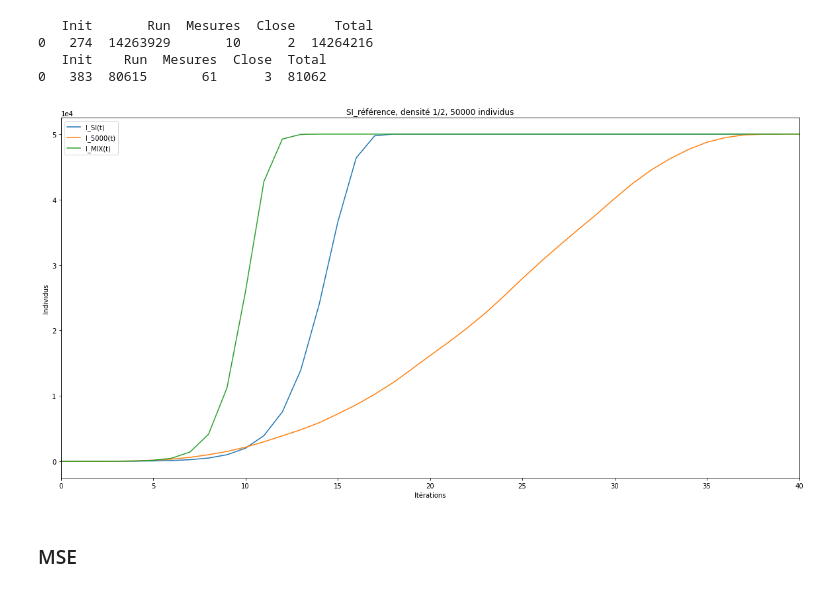
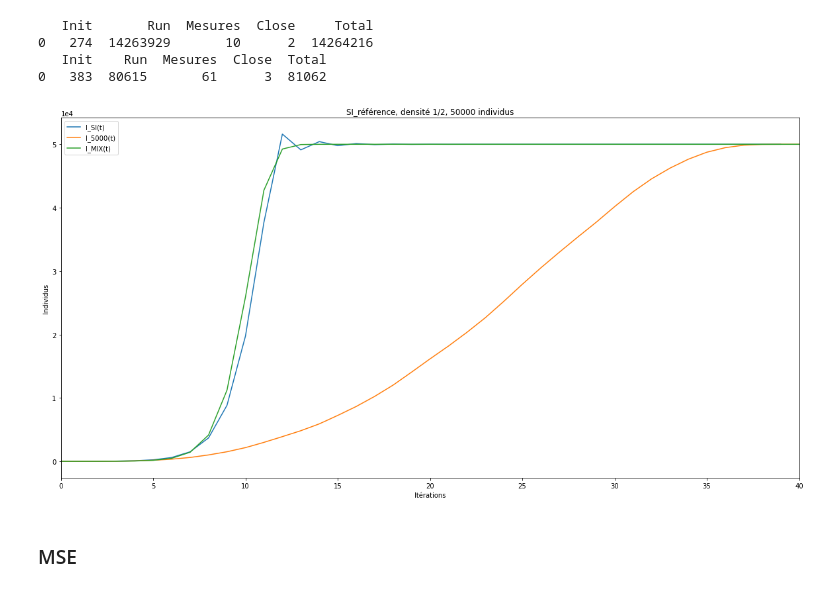
Before and after one commit to maximepasquier/Diversity, a Jupyter notebook: Python/SI_reference.ipynb, the cells around one changed output. Cells and saved outputs as stored; diff of their text form; code cells hidden in the pictures.

```diff
--- a/Python/SI_reference.ipynb
+++ b/Python/SI_reference.ipynb
@@ -184,35 +184,35 @@ print(temps_data)
 # %%
 contamine1 = pd.read_csv(path1 + "/data_csv/m_nombre_contamine.csv", dtype=int)
 contamine2 = pd.read_csv(path2 + "/data_csv/m_nombre_contamine.csv", dtype=int)
 
 N = 50000 # S + I = N
-beta = 1
+beta = 1.5
 iterations = 40
 
 S = N - 1
 I = 1
 
 S_comp = [] # infected compartment
 I_comp = [] # susceptible compartment
 
 infection(S, I, N, iterations, I_comp, S_comp, beta)
 figure = plt.figure(figsize=(20, 10))
 
 I_SI, = plt.plot(I_comp, label='I_SI(t)')
 I_5000, = plt.plot(contamine1, label='I_5000(t)')
 I_mix, = plt.plot(contamine2, label='I_MIX(t)')
 
 plt.title("SI_référence, densité 1/2, 50000 individus")
 plt.xlabel("Itérations")
 plt.ylabel("Individus")
 plt.legend(handles=[I_SI, I_5000, I_MIX])
 
 plt.ticklabel_format(style='sci', axis='y', scilimits=(0,0)) # use scientific notation
 
 plt.xlim([0, iterations])
 plt.show()
 # %% [output]
-[figure, old version]
+[figure, new version]
 # %% [markdown]
 ### MSE
 # %%
```
Also changed, not shown: parts of 5 cells of this notebook, 18 other files.
